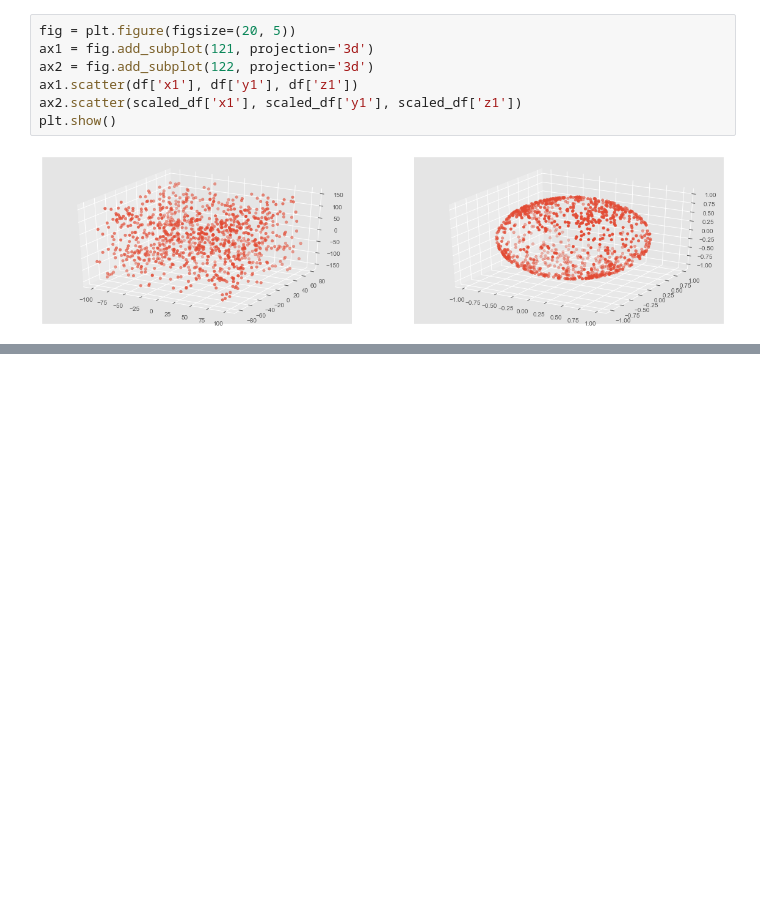
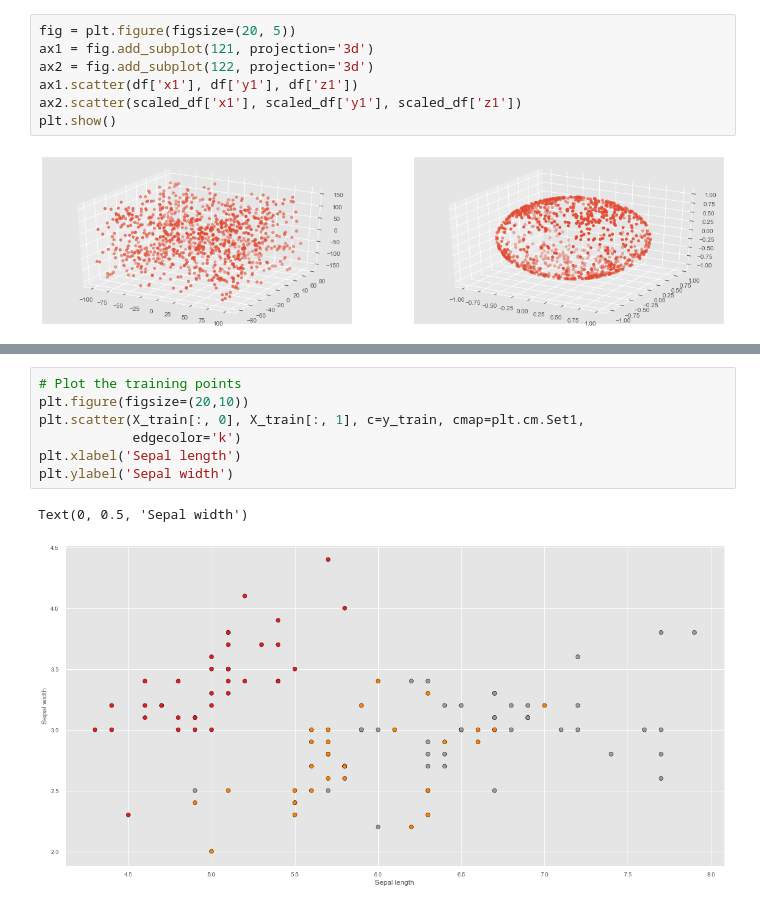
Before and after one commit to reddyprasade/Machine-Learning-with-Scikit-Learn-Python-3.x, a Jupyter notebook: Feature_Scaling/ML0101EN-13-Features_Scaling_Sklearn.ipynb, the cells around one changed output, grey strips where cells are left out. Cells and saved outputs as stored; diff of their text form; blank space fills up the shorter version.

```diff
--- a/Feature_Scaling/ML0101EN-13-Features_Scaling_Sklearn.ipynb
+++ b/Feature_Scaling/ML0101EN-13-Features_Scaling_Sklearn.ipynb
@@ -326,0 +363,10 @@ Note that the points are all brought within a sphere that is at most 1 away from
+# %%
+# Plot the training points
+plt.figure(figsize=(20,10))
+plt.scatter(X_train[:, 0], X_train[:, 1], c=y_train, cmap=plt.cm.Set1,
+            edgecolor='k')
+plt.xlabel('Sepal length')
+plt.ylabel('Sepal width')
+# %% [output]
+Text(0, 0.5, 'Sepal width')
+[figure, added]
```
Also changed, not shown: parts of 47 cells of this notebook.
